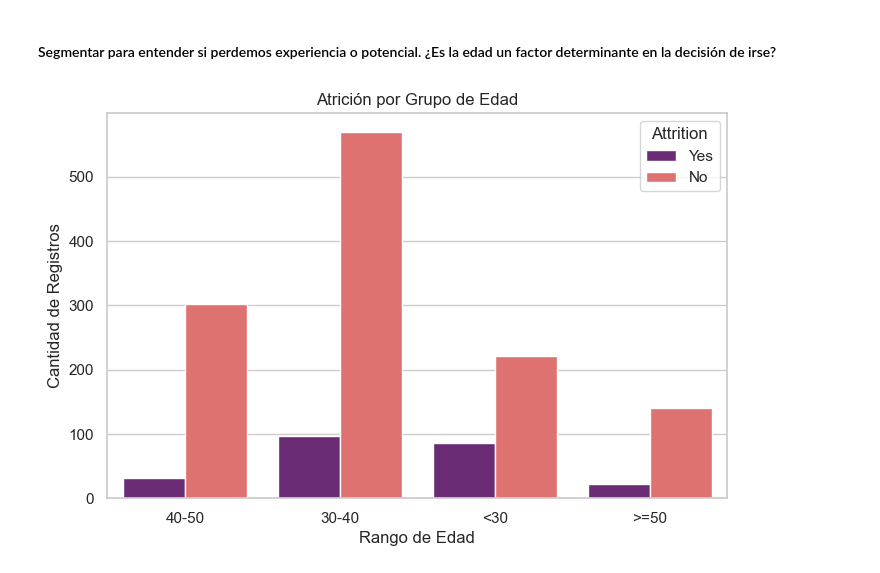
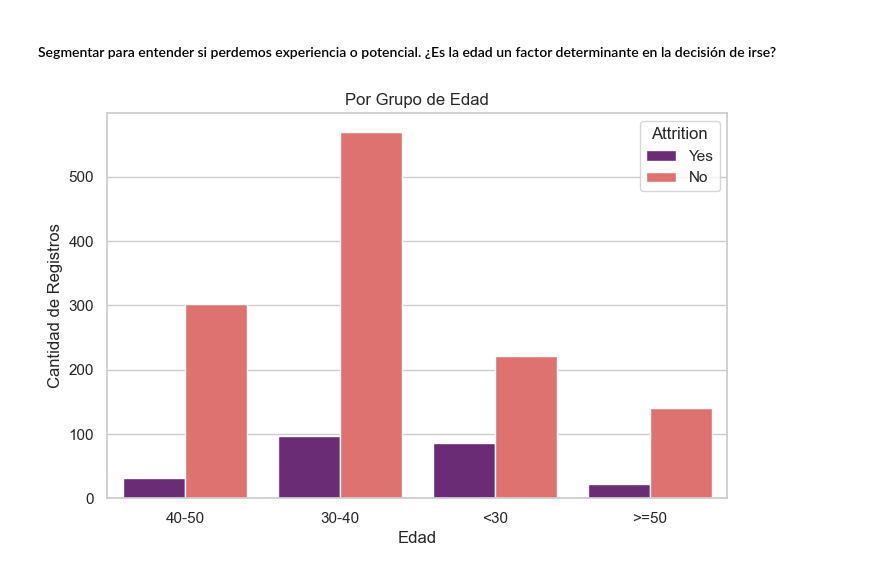
Before and after one commit to Ruthpsegovia/proyecto-da-promo-59-modulo-3-team-2, a Jupyter notebook: Visualizaciones/Visual_Storytelling.ipynb, the cells around one changed output. Saved outputs shown, nothing was run; the diff lists cells and outputs as text; code cells hidden in the pictures.

```diff
--- a/Visualizaciones/Visual_Storytelling.ipynb
+++ b/Visualizaciones/Visual_Storytelling.ipynb
@@ -39,9 +39,9 @@ Tenemos una tasa de rotación del 16.12%. En una empresa saludable, este número
 # %%
 plt.figure(figsize=(8, 5))
 sns.countplot(data=df, x='AgeGroup', hue='Attrition', palette='magma')
-plt.title('Atrición por Grupo de Edad')
-plt.xlabel('Rango de Edad')
+plt.title('Por Grupo de Edad')
+plt.xlabel('Edad')
 plt.ylabel('Cantidad de Registros')
 plt.show()
 # %% [output]
-[figure, old version]
+[figure, new version]
```
Also changed, not shown: parts of 11 cells of this notebook, 1 other file.
